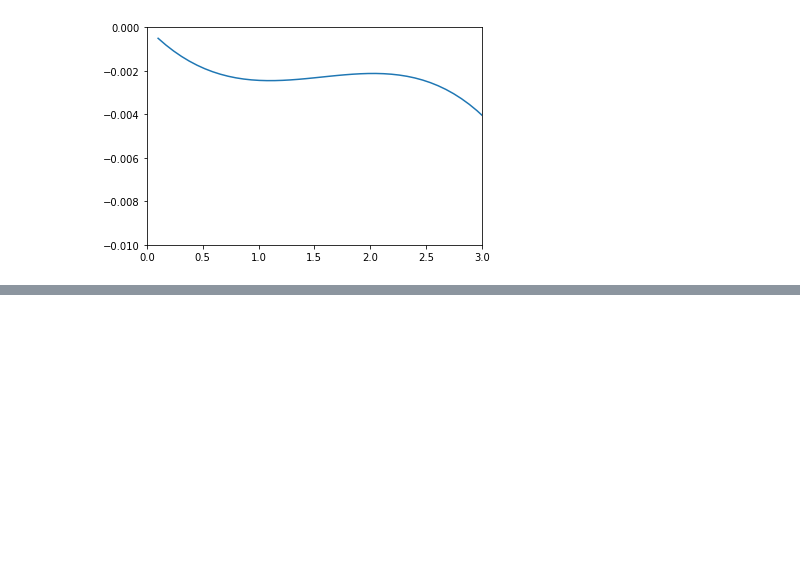
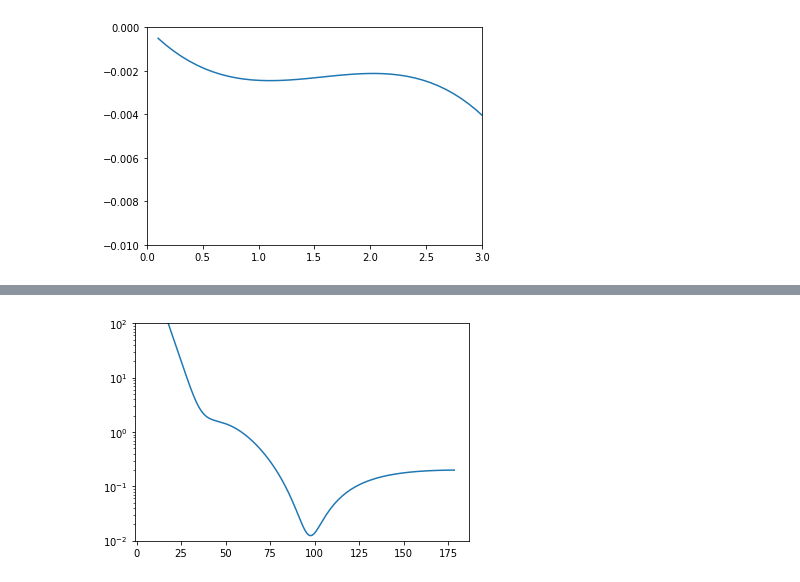
Before and after one commit to alphacentaury-github/Lattice_fft, a Jupyter notebook: n_alpha.ipynb, the cells around one changed output, grey strips where cells are left out. Cells and saved outputs as stored; diff of their text form; code cells hidden in the pictures; blank space fills up the shorter version.

```diff
--- a/n_alpha.ipynb
+++ b/n_alpha.ipynb
@@ -498,0 +601,25 @@ plt.ylim([-0.01,0])
+# %%
+Talpha = 3.112 ;
+ecm = reduced_mass/mass_alpha*Talpha;
+theta_cms =np.arange(10.,180.,1)*np.pi/180 # cm angles in radian
+dcs_cms = diff_cross_12C_alpha(ecm, theta_cms )
+
+# conversion between lab and cm angles
+lam= mass_alpha/mass_12C
+theta_labs = np.arctan2( np.sin(thetas),( lam +np.cos(thetas) ) )
+# conversion to lab cross section
+dcs_labs = dcs_cms*(1+2*lam*np.cos(theta_cms)+lam**2)**(1.5)/(1+lam*np.cos(theta_cms))
+
+# in case of ratio with angles
+plt.figure()
+theta_lab_ref=58.94*np.pi/180 # reference lab angle
+theta_cm_ref = theta_lab_ref+np.arcsin(mass_alpha/mass_12C* np.sin(theta_lab_ref))
+
+dcs_ref = diff_cross_12C_alpha(ecm, theta_cm_ref )
+dcs_labs_ref = dcs_ref*(1+2*lam*np.cos(theta_cm_ref)+lam**2)**(1.5)/(1+lam*np.cos(theta_cm_ref))
+
+
+plt.semilogy(theta_labs*180/np.pi ,dcs_labs/dcs_labs_ref)
+plt.ylim([0.01,100]);
+# %% [output]
+[figure, added]
```
Also changed, not shown: parts of 11 cells of this notebook, 2 other files.
